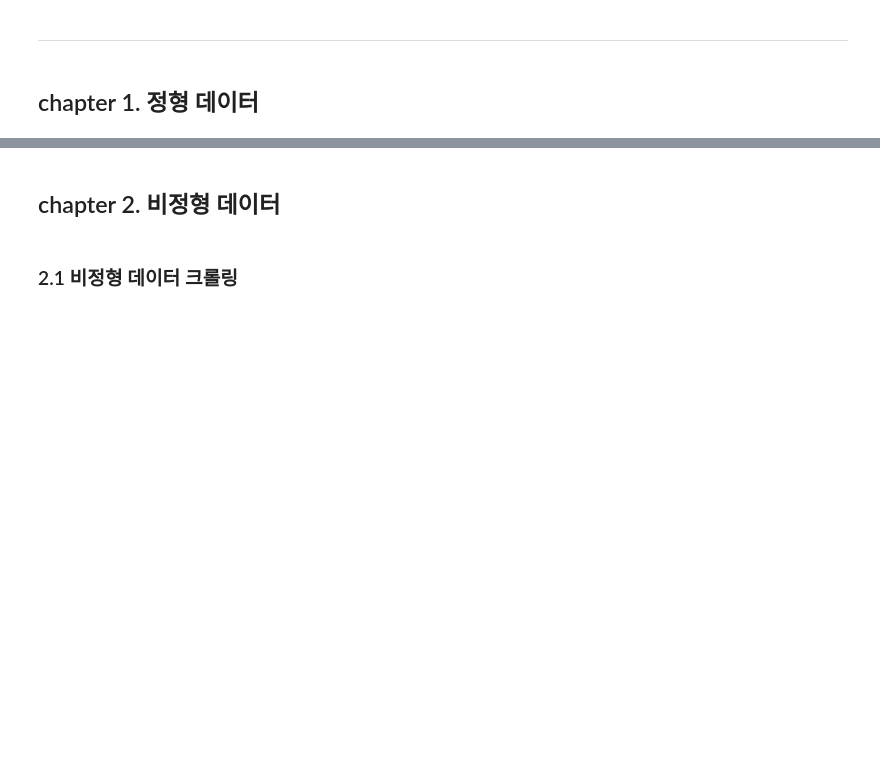
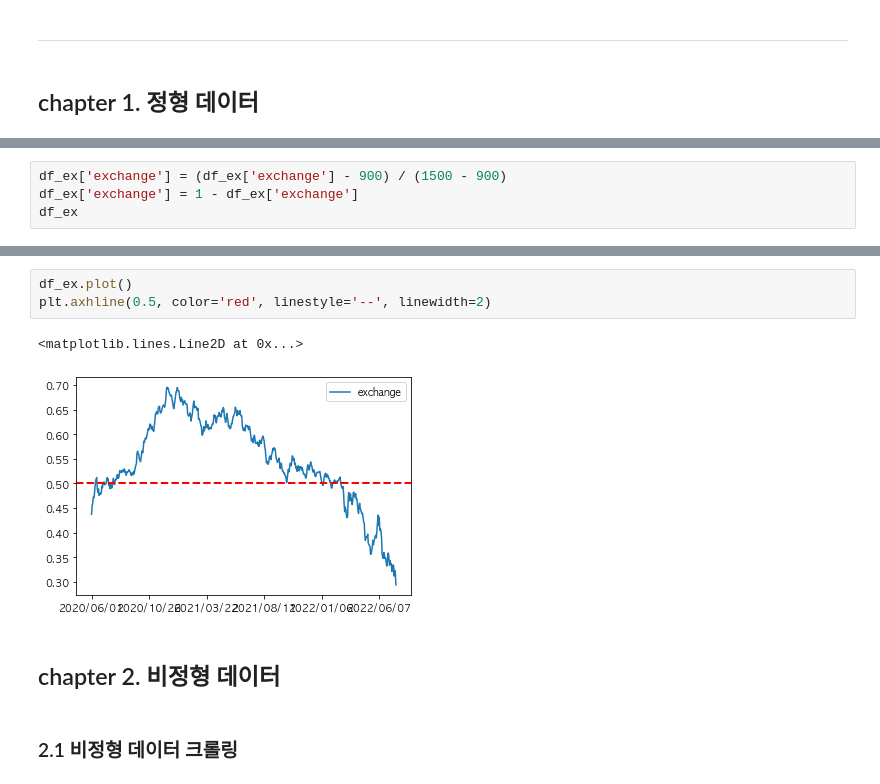
Before and after one commit to NewYorkKim/KRX_2022, a Jupyter notebook: master/제1회 KRX 금융 빅데이터 활용 아이디어 경진대회.ipynb, the cells around one changed output, grey strips where cells are left out. Saved outputs shown, nothing was run; the diff lists cells and outputs as text; blank space fills up the shorter version.

```diff
--- a/master/제1회 KRX 금융 빅데이터 활용 아이디어 경진대회.ipynb
+++ b/master/제1회 KRX 금융 빅데이터 활용 아이디어 경진대회.ipynb
@@ -39,0 +90,4 @@
+# %%
+df_ex['exchange'] = (df_ex['exchange'] - 900) / (1500 - 900)
+df_ex['exchange'] = 1 - df_ex['exchange']
+df_ex
@@ -40,3 +108,9 @@
+# %%
+df_ex.plot()
+plt.axhline(0.5, color='red', linestyle='--', linewidth=2)
+# %% [output]
+<matplotlib.lines.Line2D at 0x...>
+[figure, added]
 # %% [markdown]
 ## chapter 2. 비정형 데이터
 # %% [markdown]
```
Also changed, not shown: parts of 14 cells of this notebook.
